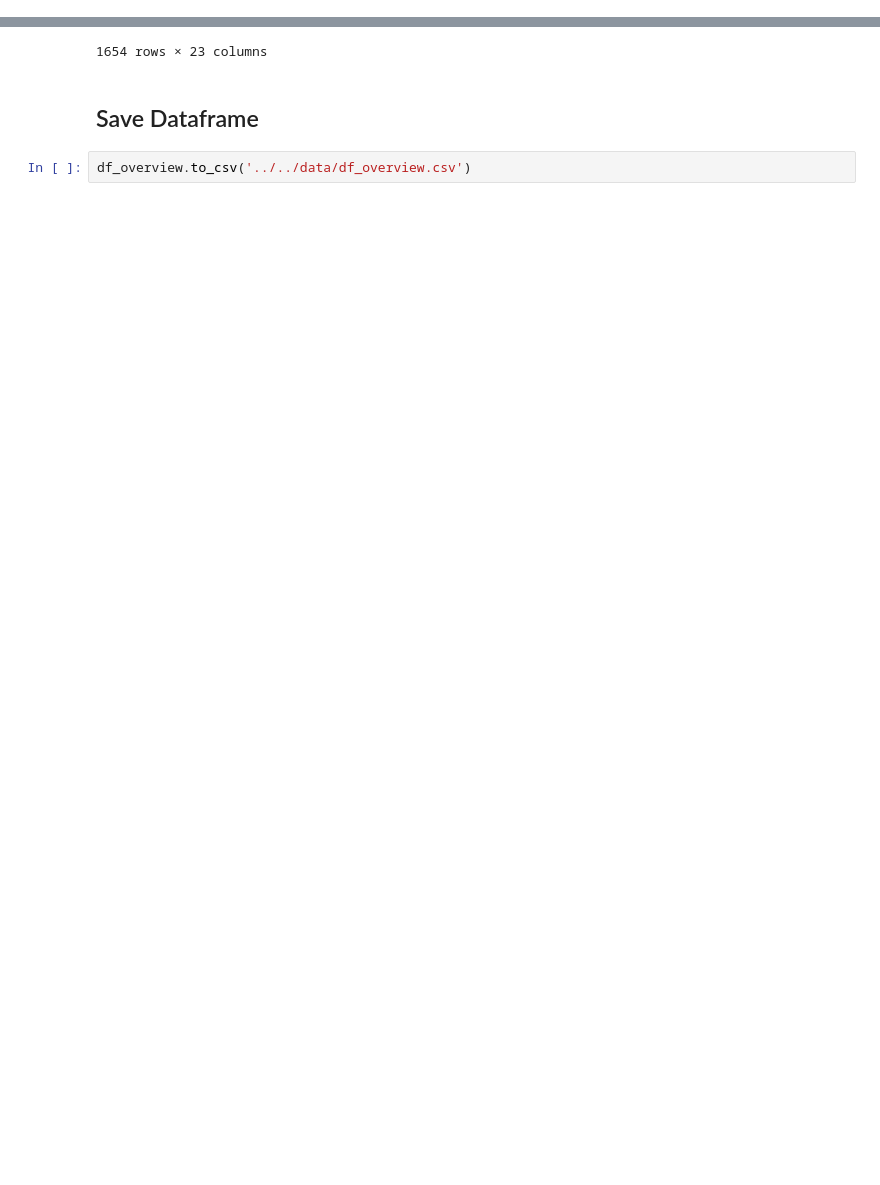
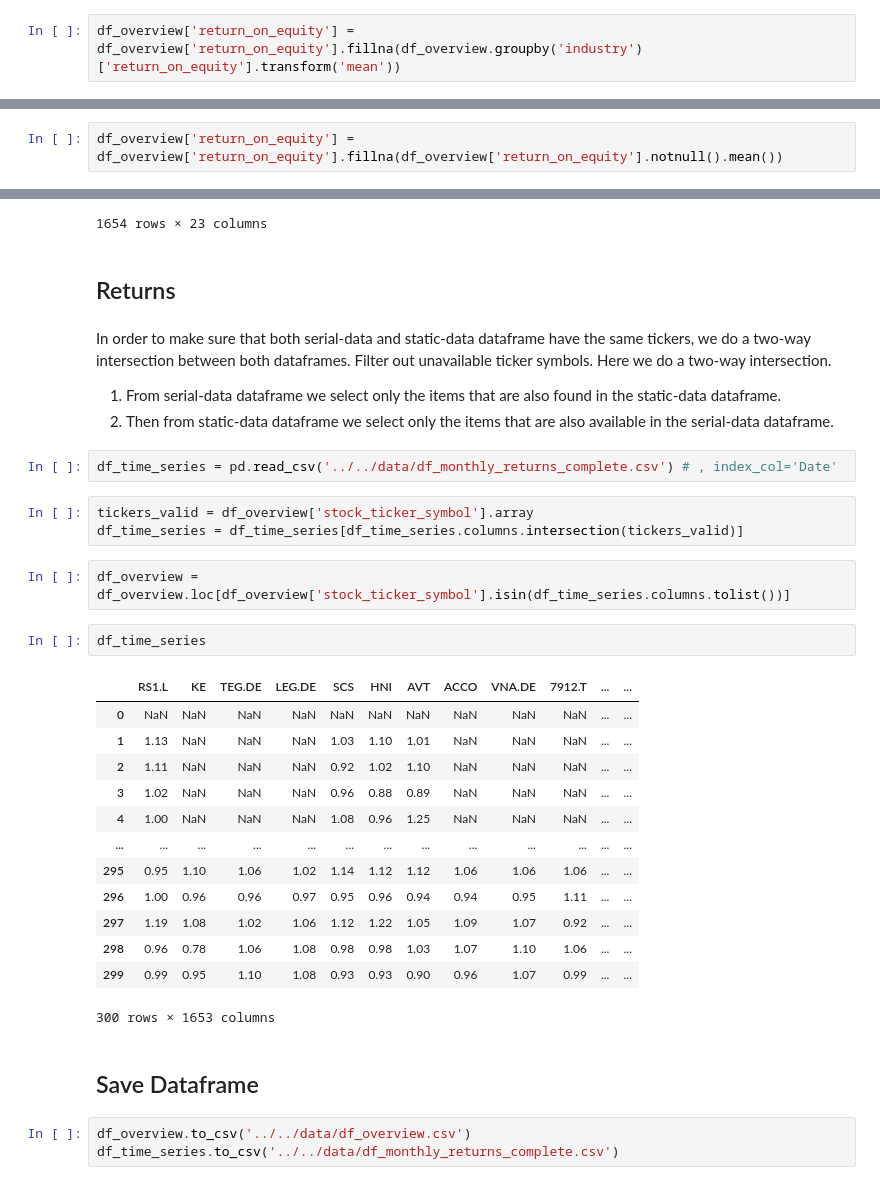
Before and after one commit to Herb-sh/sustainability_portfolio_optimisation, a Jupyter notebook: notebooks/2. data_preparation/2.2.data_preparation_null_values.ipynb, the cells around one changed output, grey strips where cells are left out. Drawn from its saved outputs; the diff is of its cells as text; blank space fills up the shorter version.

Commit message:
Implemented fixes for data-clening

```diff
--- a/notebooks/2. data_preparation/2.2.data_preparation_null_values.ipynb
+++ b/notebooks/2. data_preparation/2.2.data_preparation_null_values.ipynb
@@ -78,0 +91,2 @@ df_overview['beta'] = df_overview['beta'].fillna(df_overview['beta'].notnull().m
+# %%
+df_overview['return_on_equity'] = df_overview['return_on_equity'].fillna(df_overview.groupby('industry')['return_on_equity'].transform('mean'))
@@ -79,3 +95,5 @@ df_overview['beta'] = df_overview['beta'].fillna(df_overview['beta'].notnull().m
+# %%
+df_overview['return_on_equity'] = df_overview['return_on_equity'].fillna(df_overview['return_on_equity'].notnull().mean())
 # %%
 df_overview
 # %% [output]
@@ -92,7 +110,39 @@ df_overview
 | 1660 | Japan Material Co., Ltd. | 20.0 | Low ESG Risk | Semiconductors | TKS | 6055.T | ... |
 | 1661 | Union Pacific Corp. | 20.0 | Low ESG Risk | Transportation | NYS | UNP | ... |
 1654 rows × 23 columns
+# %% [markdown]
+## Returns
+# %% [markdown]
+In order to make sure that both serial-data and static-data dataframe have the same tickers, we do a two-way intersection between both dataframes.
+Filter out unavailable ticker symbols. Here we do a two-way intersection.
+
+1. From serial-data dataframe we select only the items that are also found in the static-data dataframe.
+2. Then from static-data dataframe we select only the items that are also available in the serial-data dataframe.
+# %%
+df_time_series = pd.read_csv('../../data/df_monthly_returns_complete.csv') # , index_col='Date'
+# %%
+tickers_valid = df_overview['stock_ticker_symbol'].array
+df_time_series = df_time_series[df_time_series.columns.intersection(tickers_valid)]
+# %%
+df_overview = df_overview.loc[df_overview['stock_ticker_symbol'].isin(df_time_series.columns.tolist())]
+# %%
+df_time_series
+# %% [output]
+|  | RS1.L | KE | TEG.DE | LEG.DE | SCS | HNI | AVT | ACCO | VNA.DE | 7912.T | ... | ... |
+| 0 | NaN | NaN | NaN | NaN | NaN | NaN | NaN | NaN | NaN | NaN | ... | ... |
+| 1 | 1.13 | NaN | NaN | NaN | 1.03 | 1.10 | 1.01 | NaN | NaN | NaN | ... | ... |
+| 2 | 1.11 | NaN | NaN | NaN | 0.92 | 1.02 | 1.10 | NaN | NaN | NaN | ... | ... |
+| 3 | 1.02 | NaN | NaN | NaN | 0.96 | 0.88 | 0.89 | NaN | NaN | NaN | ... | ... |
+| 4 | 1.00 | NaN | NaN | NaN | 1.08 | 0.96 | 1.25 | NaN | NaN | NaN | ... | ... |
+| ... | ... | ... | ... | ... | ... | ... | ... | ... | ... | ... | ... | ... |
+| 295 | 0.95 | 1.10 | 1.06 | 1.02 | 1.14 | 1.12 | 1.12 | 1.06 | 1.06 | 1.06 | ... | ... |
+| 296 | 1.00 | 0.96 | 0.96 | 0.97 | 0.95 | 0.96 | 0.94 | 0.94 | 0.95 | 1.11 | ... | ... |
+| 297 | 1.19 | 1.08 | 1.02 | 1.06 | 1.12 | 1.22 | 1.05 | 1.09 | 1.07 | 0.92 | ... | ... |
+| 298 | 0.96 | 0.78 | 1.06 | 1.08 | 0.98 | 0.98 | 1.03 | 1.07 | 1.10 | 1.06 | ... | ... |
+| 299 | 0.99 | 0.95 | 1.10 | 1.08 | 0.93 | 0.93 | 0.90 | 0.96 | 1.07 | 0.99 | ... | ... |
+300 rows × 1653 columns
 # %% [markdown]
 ## Save Dataframe
 # %%
 df_overview.to_csv('../../data/df_overview.csv')
+df_time_series.to_csv('../../data/df_monthly_returns_complete.csv')
```
Also changed, not shown: parts of 8 cells of this notebook, 6 other files.
